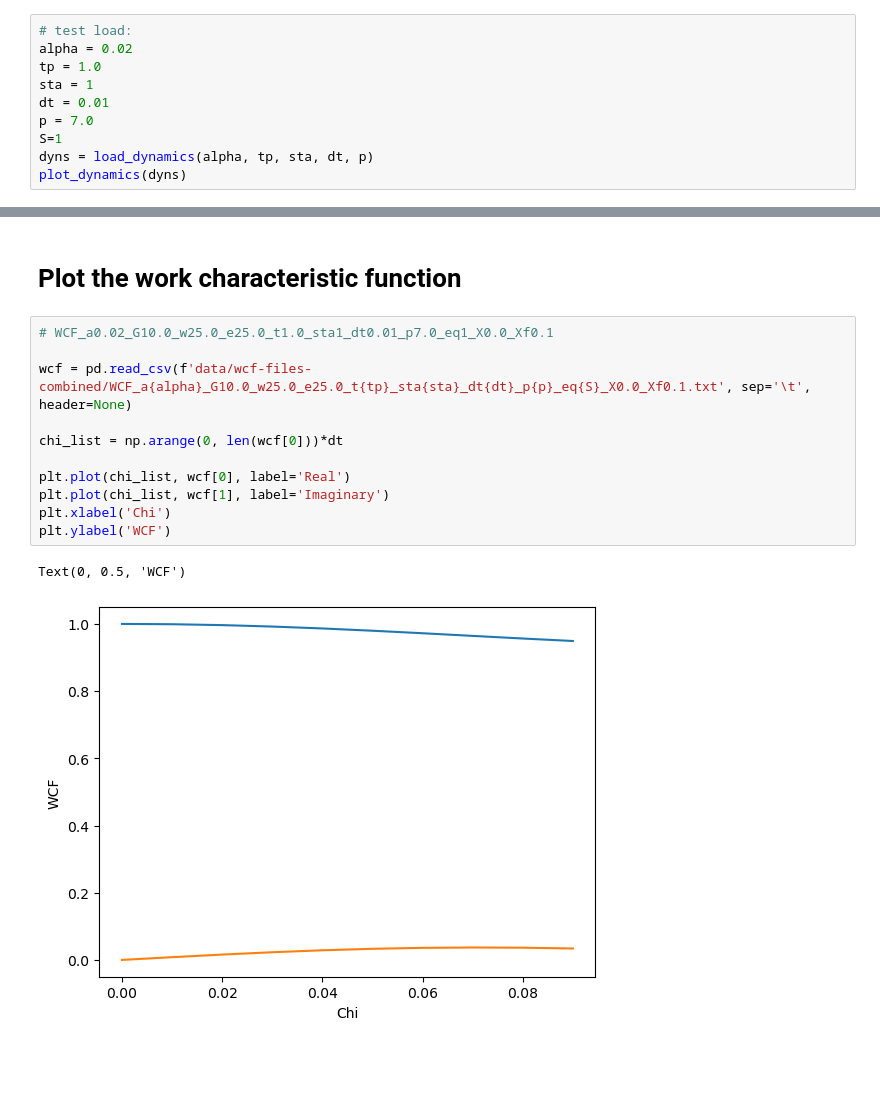
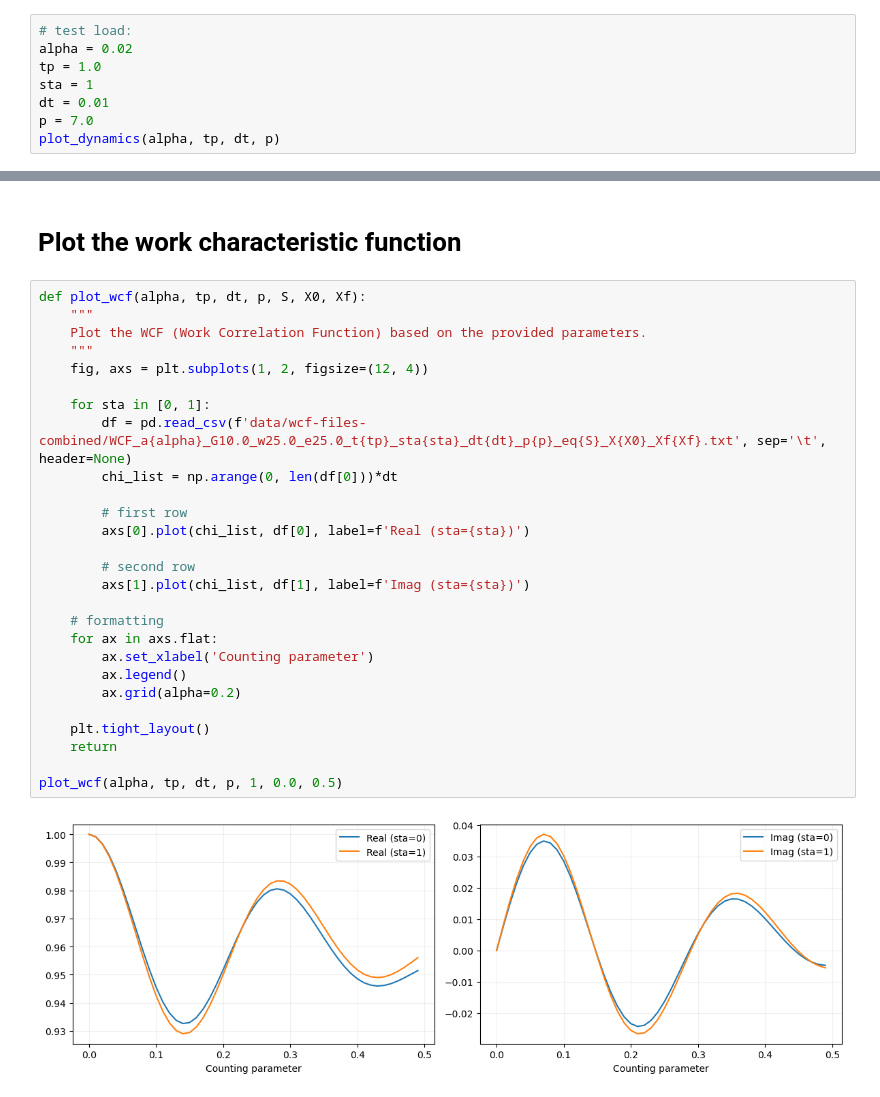
Before and after one commit to mikejshubrook/work-counting-with-process-tensors, a Jupyter notebook: visualize_data.ipynb, the cells around one changed output, grey strips where cells are left out. Saved outputs shown, nothing was run; the diff lists cells and outputs as text; blank space fills up the shorter version.

```diff
--- a/visualize_data.ipynb
+++ b/visualize_data.ipynb
@@ -40,7 +43,5 @@ tp = 1.0
 sta = 1
 dt = 0.01
 p = 7.0
-S=1
-dyns = load_dynamics(alpha, tp, sta, dt, p)
-plot_dynamics(dyns)
+plot_dynamics(alpha, tp, dt, p)
 # %% [output]
@@ -52,16 +53,31 @@ plot_dynamics(dyns)
 # %% [markdown]
 # Plot the work characteristic function
 # %%
-# WCF_a0.02_G10.0_w25.0_e25.0_t1.0_sta1_dt0.01_p7.0_eq1_X0.0_Xf0.1
+def plot_wcf(alpha, tp, dt, p, S, X0, Xf):
+    """
+    Plot the WCF (Work Correlation Function) based on the provided parameters.
+    """
+    fig, axs = plt.subplots(1, 2, figsize=(12, 4))
 
-wcf = pd.read_csv(f'data/wcf-files-combined/WCF_a{alpha}_G10.0_w25.0_e25.0_t{tp}_sta{sta}_dt{dt}_p{p}_eq{S}_X0.0_Xf0.1.txt', sep='\t', header=None)
+    for sta in [0, 1]:
+        df = pd.read_csv(f'data/wcf-files-combined/WCF_a{alpha}_G10.0_w25.0_e25.0_t{tp}_sta{sta}_dt{dt}_p{p}_eq{S}_X{X0}_Xf{Xf}.txt', sep='\t', header=None)
+        chi_list = np.arange(0, len(df[0]))*dt
 
-chi_list = np.arange(0, len(wcf[0]))*dt
+        # first row
+        axs[0].plot(chi_list, df[0], label=f'Real (sta={sta})')
 
-plt.plot(chi_list, wcf[0], label='Real')
-plt.plot(chi_list, wcf[1], label='Imaginary')
-plt.xlabel('Chi')
-plt.ylabel('WCF')
+        # second row
+        axs[1].plot(chi_list, df[1], label=f'Imag (sta={sta})')
+
+    # formatting
+    for ax in axs.flat:
+        ax.set_xlabel('Counting parameter')
+        ax.legend()
+        ax.grid(alpha=0.2)
+
+    plt.tight_layout()
+    return
+
+plot_wcf(alpha, tp, dt, p, 1, 0.0, 0.5)
 # %% [output]
-Text(0, 0.5, 'WCF')
-[figure, old version]
+[figure, new version]
```
Also changed, not shown: parts of 2 cells of this notebook.
